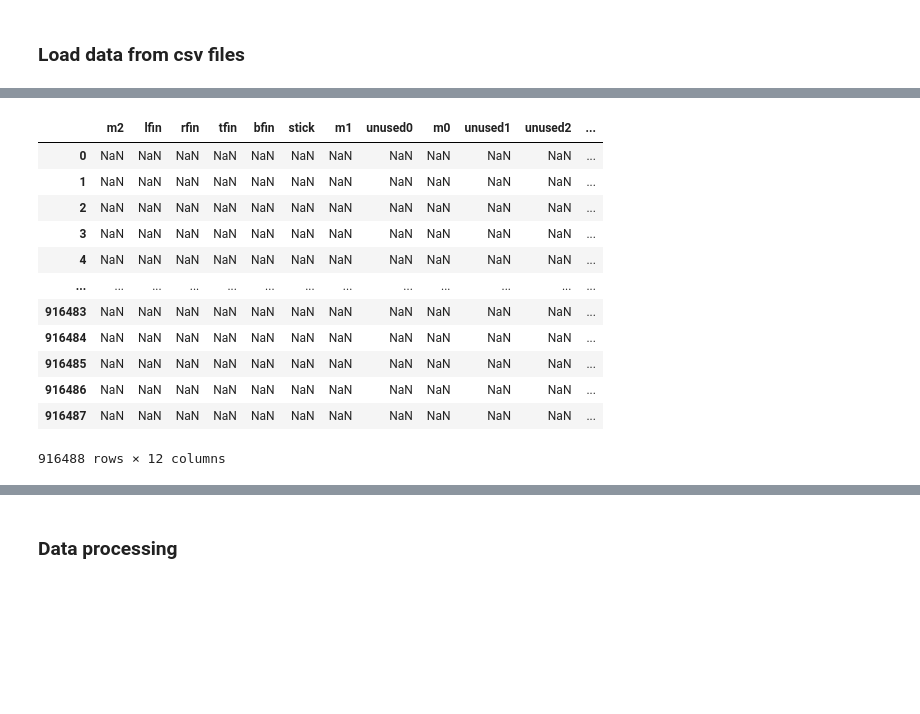
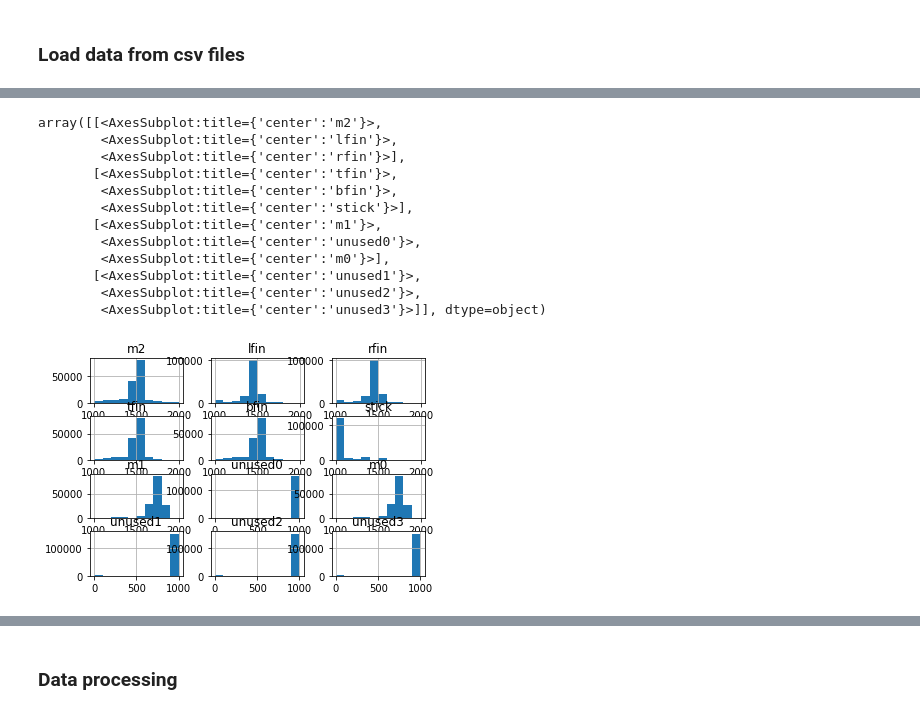
Before and after one commit to ootang2018/DataProcessing_rosbag2csv_StateTransitions, a Jupyter notebook: simdata_preprocessing.ipynb, the cells around one changed output, grey strips where cells are left out. Cells and saved outputs as stored; diff of their text form; code cells hidden in the pictures; blank space fills up the shorter version.

```diff
--- a/simdata_preprocessing.ipynb
+++ b/simdata_preprocessing.ipynb
@@ -452,21 +458,21 @@ objData = clsLoadData.main(params)
 [ RESET Index ] start
 [ LOAD csv ] Complete
 # %%
-objData.act
+objData.act.dropna().hist()
 # %% [output]
-|  | m2 | lfin | rfin | tfin | bfin | stick | m1 | unused0 | m0 | unused1 | unused2 | ... |
-| 0 | NaN | NaN | NaN | NaN | NaN | NaN | NaN | NaN | NaN | NaN | NaN | ... |
-| 1 | NaN | NaN | NaN | NaN | NaN | NaN | NaN | NaN | NaN | NaN | NaN | ... |
-| 2 | NaN | NaN | NaN | NaN | NaN | NaN | NaN | NaN | NaN | NaN | NaN | ... |
-| 3 | NaN | NaN | NaN | NaN | NaN | NaN | NaN | NaN | NaN | NaN | NaN | ... |
-| 4 | NaN | NaN | NaN | NaN | NaN | NaN | NaN | NaN | NaN | NaN | NaN | ... |
-| ... | ... | ... | ... | ... | ... | ... | ... | ... | ... | ... | ... | ... |
-| 916483 | NaN | NaN | NaN | NaN | NaN | NaN | NaN | NaN | NaN | NaN | NaN | ... |
-| 916484 | NaN | NaN | NaN | NaN | NaN | NaN | NaN | NaN | NaN | NaN | NaN | ... |
-| 916485 | NaN | NaN | NaN | NaN | NaN | NaN | NaN | NaN | NaN | NaN | NaN | ... |
-| 916486 | NaN | NaN | NaN | NaN | NaN | NaN | NaN | NaN | NaN | NaN | NaN | ... |
-| 916487 | NaN | NaN | NaN | NaN | NaN | NaN | NaN | NaN | NaN | NaN | NaN | ... |
-916488 rows × 12 columns
+array([[<AxesSubplot:title={'center':'m2'}>,
+        <AxesSubplot:title={'center':'lfin'}>,
+        <AxesSubplot:title={'center':'rfin'}>],
+       [<AxesSubplot:title={'center':'tfin'}>,
+        <AxesSubplot:title={'center':'bfin'}>,
+        <AxesSubplot:title={'center':'stick'}>],
+       [<AxesSubplot:title={'center':'m1'}>,
+        <AxesSubplot:title={'center':'unused0'}>,
+        <AxesSubplot:title={'center':'m0'}>],
+       [<AxesSubplot:title={'center':'unused1'}>,
+        <AxesSubplot:title={'center':'unused2'}>,
+        <AxesSubplot:title={'center':'unused3'}>]], dtype=object)
+[figure, added]
 # %%
 objData.obs
 # %% [output]
```
Also changed, not shown: parts of 12 cells of this notebook, 1 other file.
